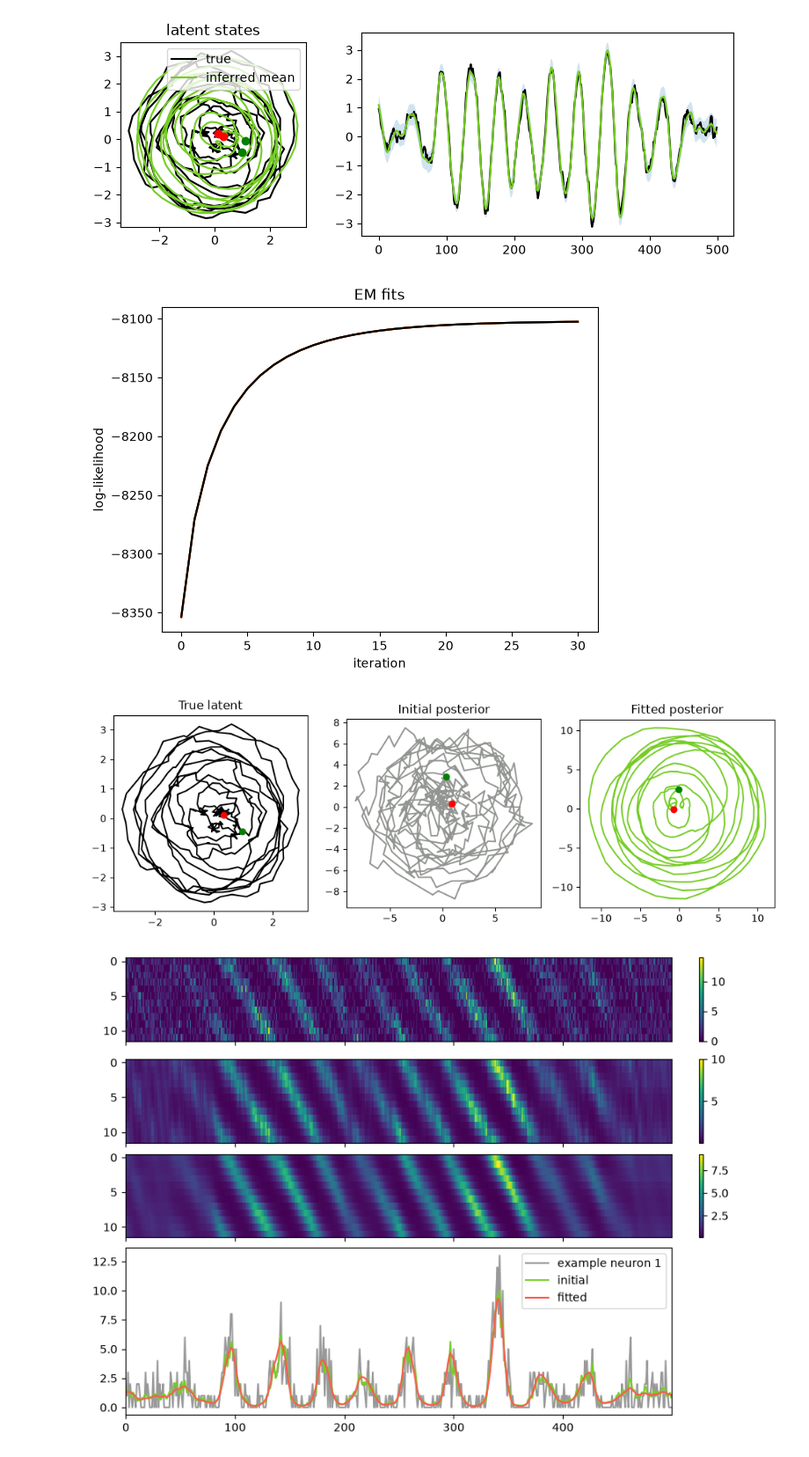
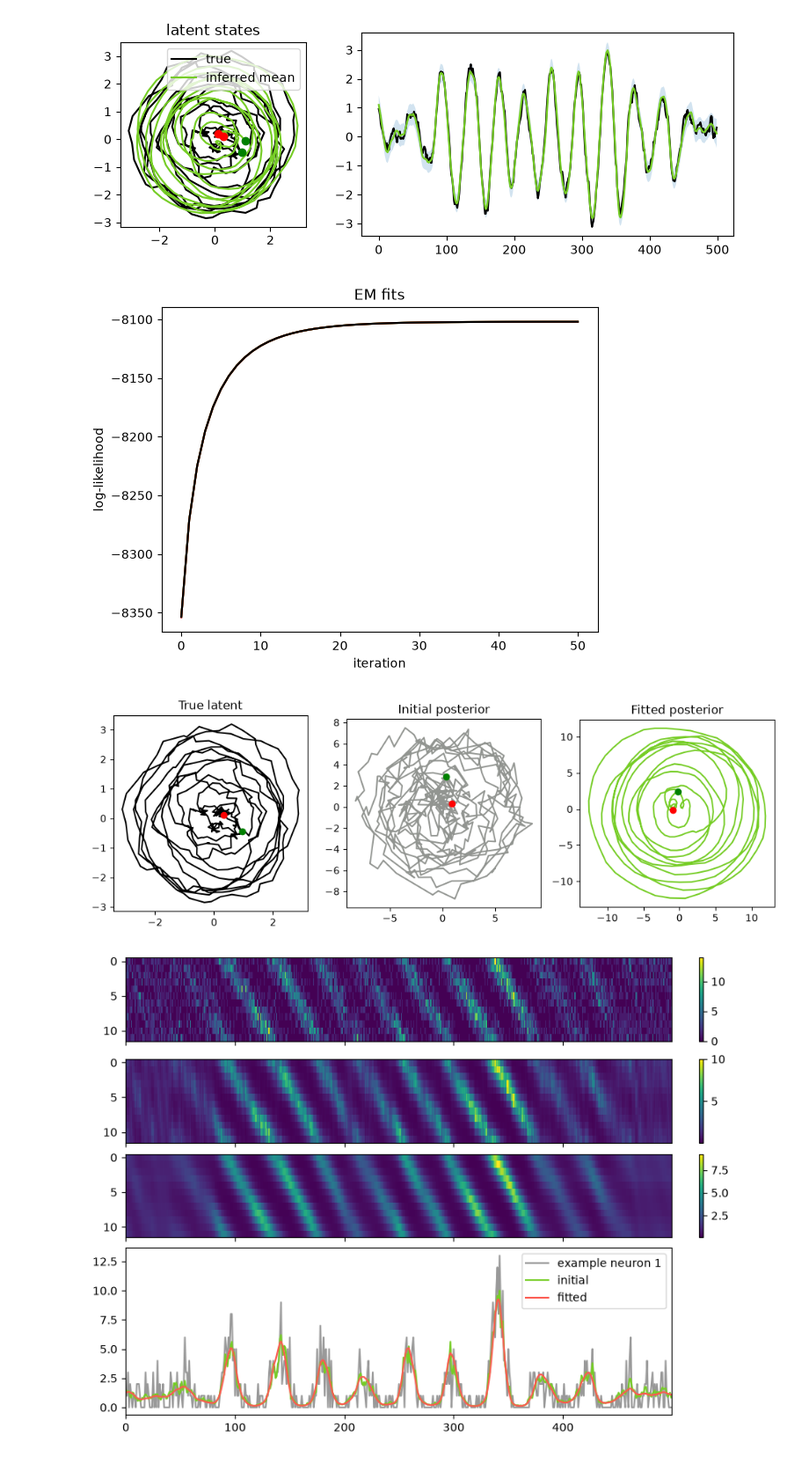
Before and after one commit to luis-rr/xxm, a Jupyter notebook: notebooks/lds_poisson.ipynb, the cells around one changed output. Shown at 88% size. Saved outputs shown, nothing was run; the diff lists cells and outputs as text; code cells hidden in the pictures.

```diff
--- a/notebooks/lds_poisson.ipynb
+++ b/notebooks/lds_poisson.ipynb
@@ -161,34 +161,34 @@ initial_models = init.init_pca_poisson_many(
 # %%
 def plot_fits(fits, highlight_idx):
     f, ax = plt.subplots()
 
     ax.plot(fits.objective_traces.T)
 
     _, log_likelihoods = fits.get(highlight_idx)
 
     ax.plot(log_likelihoods, color='k')
 
     ax.set(
         xlabel='iteration',
         ylabel='log-likelihood',
         title='EM fits',
     )
 
 
 fits = fit_laplace_em_many(
     initial_models,
     observations,
-    num_iters=30,
+    num_iters=50,
 )
 
 best_idx = fits.best_index()
 
 initial_model = initial_models[best_idx]
 fitted_model = fits.get(best_idx)[0]
 
 plot_fits(fits, best_idx)
 # %% [output]
-[figure, old version]
+[figure, new version]
 # %%
 initial_posterior, _ = infer_laplace(initial_model, observations)
 fitted_posterior, _ = infer_laplace(fitted_model, observations)
@@ -220,7 +220,7 @@ def plot_latent_comparison(latents_true, initial_posterior, fitted_posterior):
 
 plot_latent_comparison(latents_true, initial_posterior, fitted_posterior)
 # %% [output]
-[figure, old version]
+[figure, new version]
 # %%
 initial_prediction = initial_model.emissions.rates(initial_posterior.means)
 fitted_prediction = fitted_model.emissions.rates(fitted_posterior.means)
```
Also changed, not shown: 8 other files.
